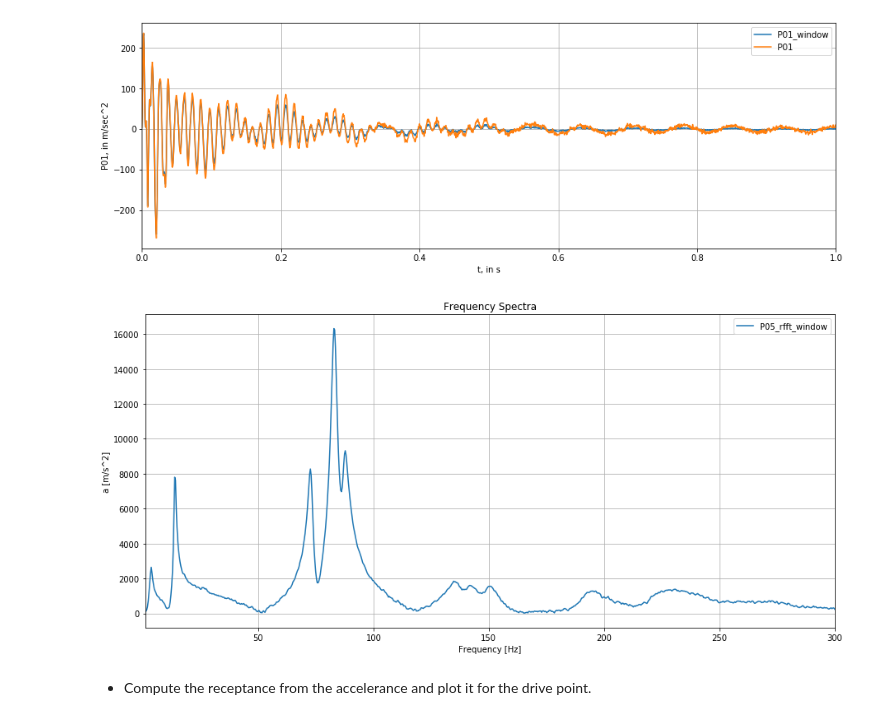
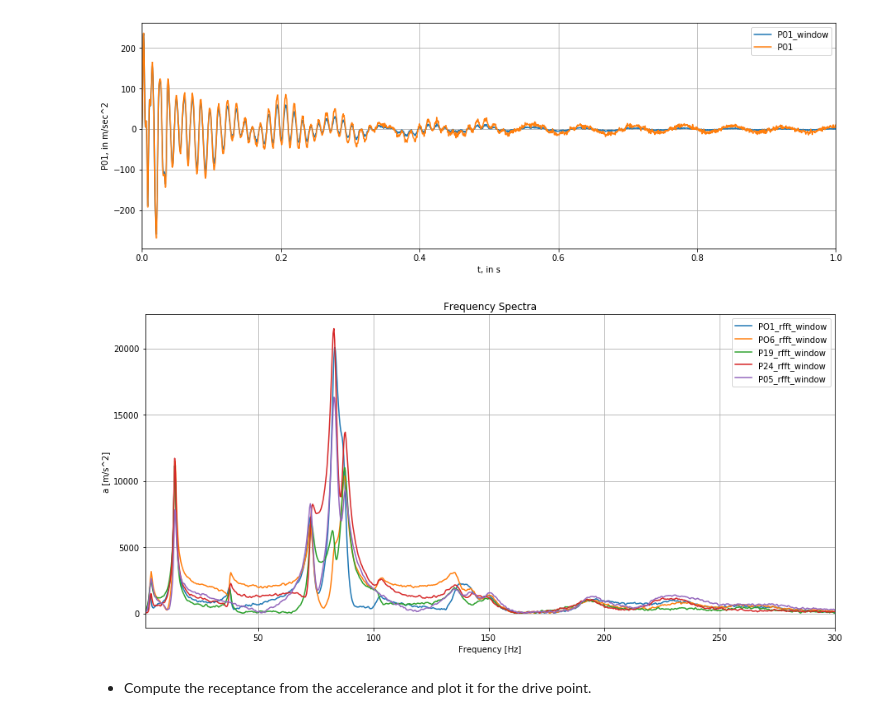
Before and after one commit to phmandl/modalanalyse, a Jupyter notebook: HW5/Max/5_IdentificationMethods_template.ipynb, the cells around one changed output. Cells and saved outputs as stored; diff of their text form; code cells hidden in the pictures.

```diff
--- a/HW5/Max/5_IdentificationMethods_template.ipynb
+++ b/HW5/Max/5_IdentificationMethods_template.ipynb
@@ -139,20 +139,20 @@ P05_rfft_window = rfft(data[:,6]*W)
 # %%
 plt.figure(figsize = [15,7])
 
-# plt.semilogy(frequencies,np.abs(PO1_rfft_window), label='PO1_rfft_window')
-# plt.semilogy(frequencies,np.abs(PO6_rfft_window), label='PO6_rfft_window')
-# plt.semilogy(frequencies,np.abs(P19_rfft_window), label='P19_rfft_window')
-# plt.semilogy(frequencies,np.abs(P24_rfft_window), label='P24_rfft_window')
+plt.plot(frequencies,np.abs(PO1_rfft_window), label='PO1_rfft_window')
+plt.plot(frequencies,np.abs(PO6_rfft_window), label='PO6_rfft_window')
+plt.plot(frequencies,np.abs(P19_rfft_window), label='P19_rfft_window')
+plt.plot(frequencies,np.abs(P24_rfft_window), label='P24_rfft_window')
 plt.plot(frequencies,np.abs(P05_rfft_window), label='P05_rfft_window')
 
 plt.ylabel('a [m/s^2]')
 plt.xlabel('Frequency [Hz]')
 plt.xlim(1,300)
 plt.title('Frequency Spectra')
 plt.legend()
 plt.grid()
 # %% [output]
-[figure, old version]
+[figure, new version]
 # %% [markdown]
 * Compute the receptance from the accelerance and plot it for the drive point.
 # %%
```
Also changed, not shown: parts of 4 cells of this notebook.
